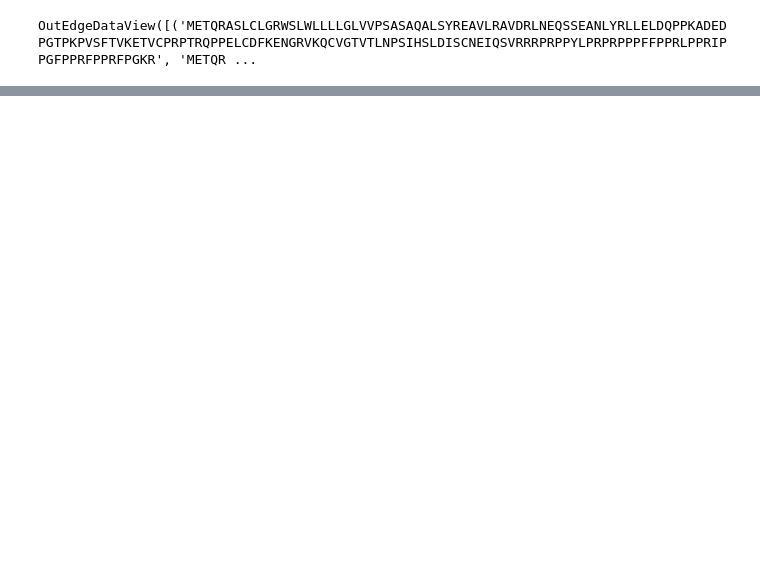
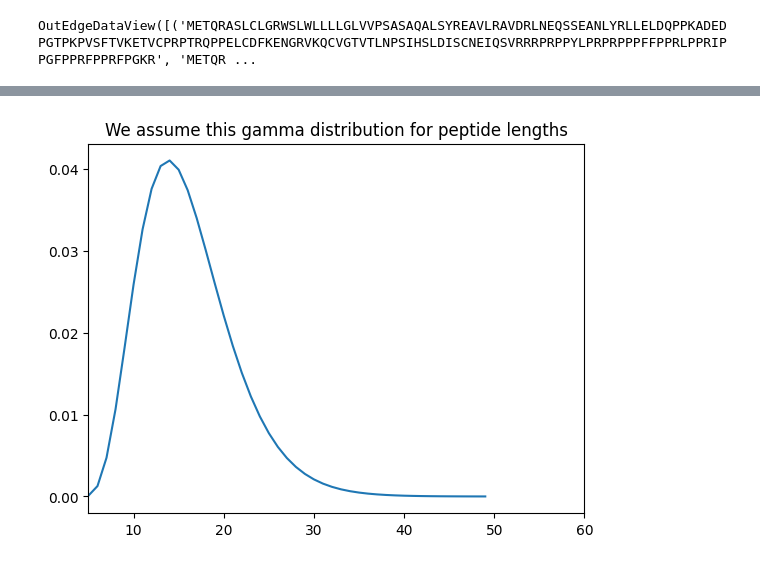
Before and after one commit to ErikHartman/disassembly, a Jupyter notebook: src/proteolysis.ipynb, the cells around one changed output, grey strips where cells are left out. Saved outputs shown, nothing was run; the diff lists cells and outputs as text; code cells hidden in the pictures; blank space fills up the shorter version.

```diff
--- a/src/proteolysis.ipynb
+++ b/src/proteolysis.ipynb
@@ -11,0 +39,14 @@ OutEdgeDataView([('METQRASLCLGRWSLWLLLLGLVVPSASAQALSYREAVLRAVDRLNEQSSEANLYRLLELD
+# %%
+import numpy as np
+from scipy.stats import gamma
+
+a, shape, scale = 5.5, 8, 4.5  # mean = 8, sd = 2
+g = gamma(a=a, scale=scale, loc=shape)
+x = np.linspace(0, 100)
+s = g.pdf(x)
+plt.plot(s)
+plt.xlim([5, 60])
+plt.title("We assume this gamma distribution for peptide lengths")
+plt.show()
+# %% [output]
+[figure, added]
```
Also changed, not shown: parts of 5 cells of this notebook, 4 other files.
